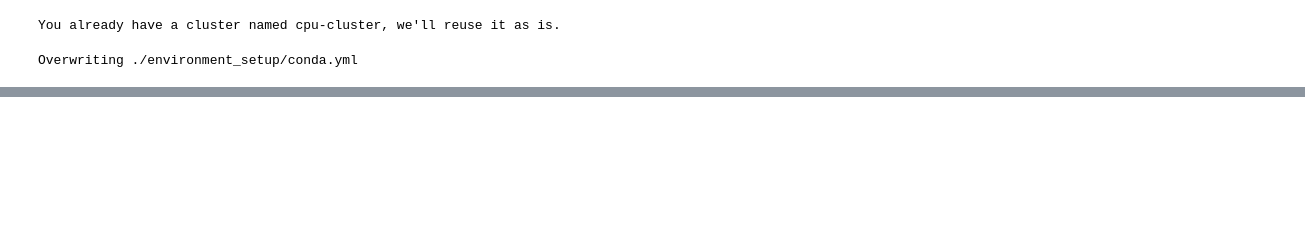
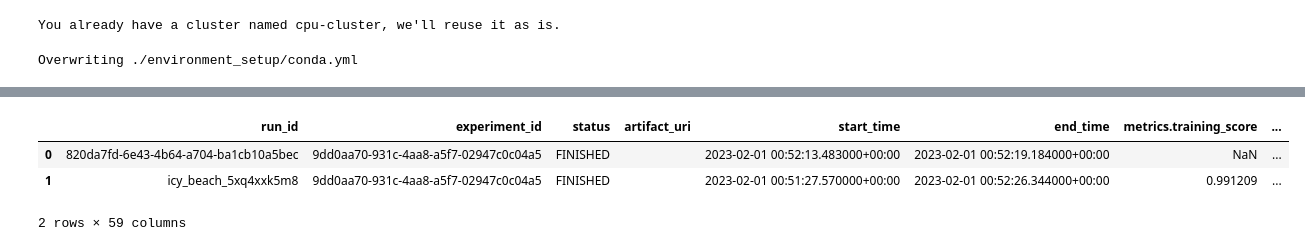
Before and after one commit to shivachittamuru/Spam_Classification_MLOps_V2, a Jupyter notebook: all_in_one-v2.ipynb, the cells around one changed output, grey strips where cells are left out. Drawn from its saved outputs; the diff is of its cells as text; code cells hidden in the pictures; blank space fills up the shorter version.

```diff
--- a/all_in_one-v2.ipynb
+++ b/all_in_one-v2.ipynb
@@ -840,0 +466,7 @@ print( sum(y==result) / len(y))
+# %%
+mlflow.search_runs(exp.experiment_id, order_by=["start_time DESC"], max_results=2)
+# %% [output]
+|  | run_id | experiment_id | status | artifact_uri | start_time | end_time | metrics.training_score | ... |
+| 0 | 820da7fd-6e43-4b64-a704-ba1cb10a5bec | 9dd0aa70-931c-4aa8-a5f7-02947c0c04a5 | FINISHED |  | 2023-02-01 00:52:13.483000+00:00 | 2023-02-01 00:52:19.184000+00:00 | NaN | ... |
+| 1 | icy_beach_5xq4xxk5m8 | 9dd0aa70-931c-4aa8-a5f7-02947c0c04a5 | FINISHED |  | 2023-02-01 00:51:27.570000+00:00 | 2023-02-01 00:52:26.344000+00:00 | 0.991209 | ... |
+2 rows × 59 columns
```
Also changed, not shown: parts of 64 cells of this notebook, 10 other files.
